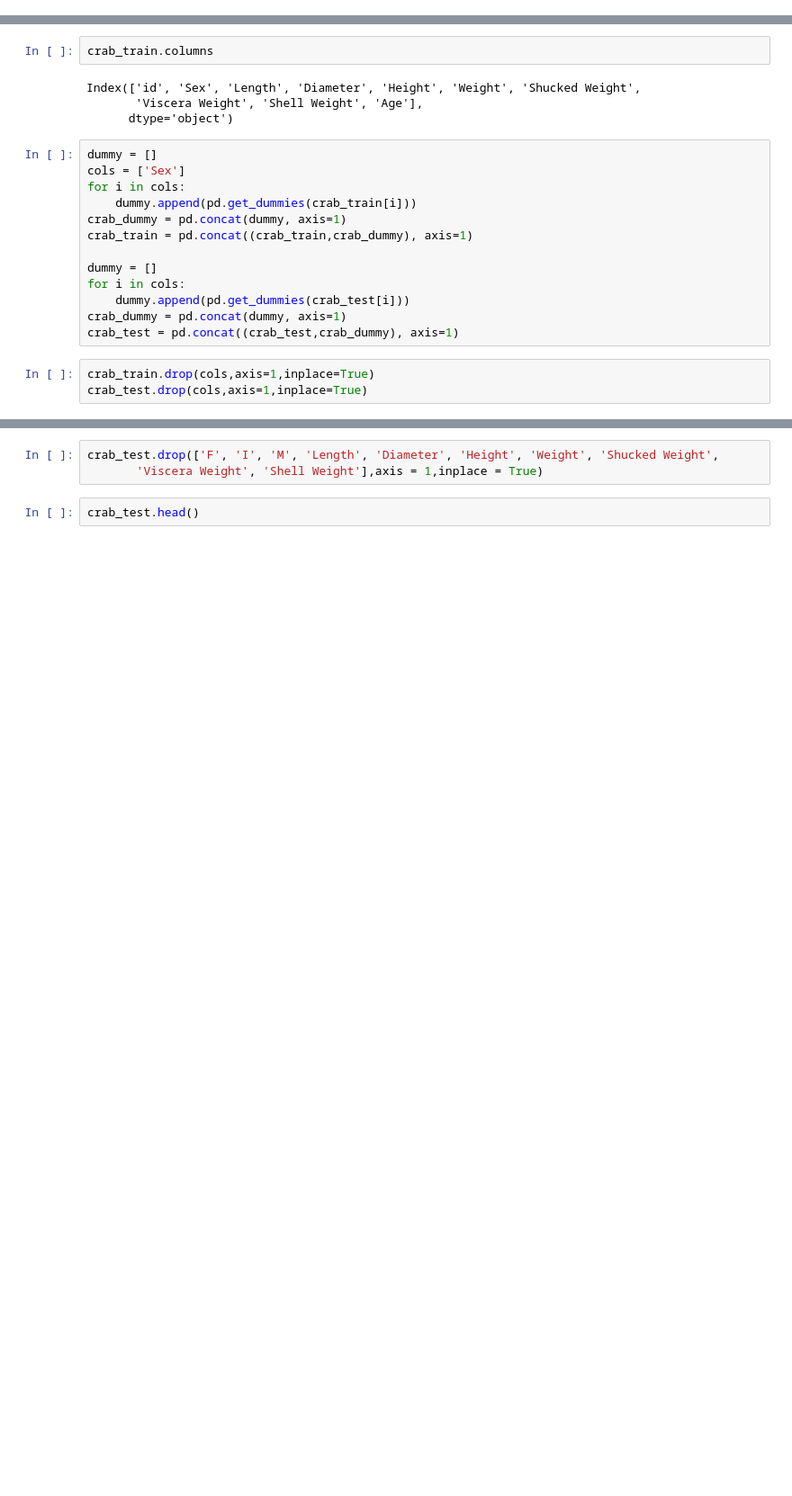
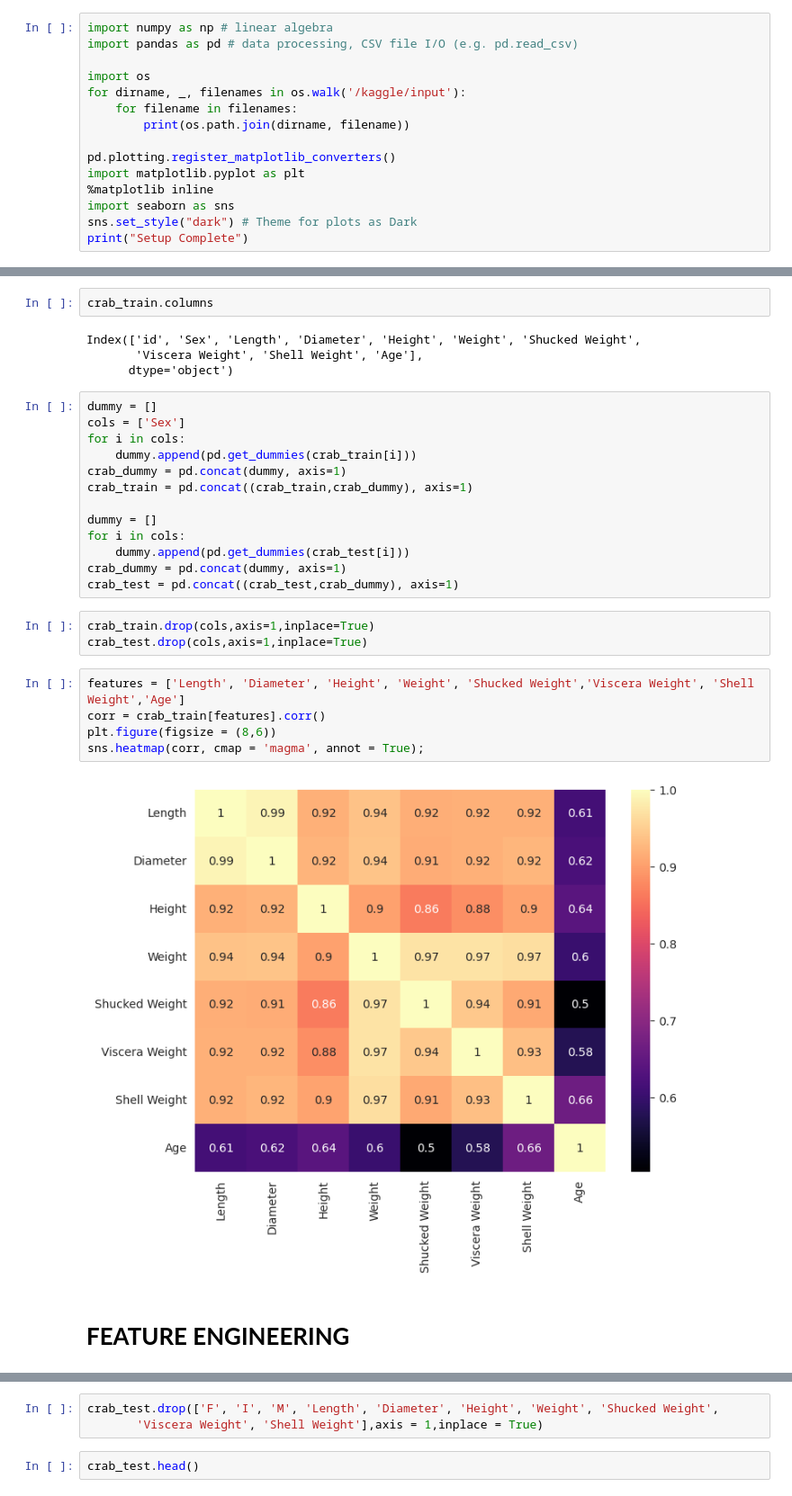
Before and after one commit to IqmanS/Machine-Learning-Notebooks, a Jupyter notebook: playground_series/crab_age/crab-age.ipynb, the cells around one changed output, grey strips where cells are left out. Shown at 90% size. Drawn from its saved outputs; the diff is of its cells as text; blank space fills up the shorter version.

Commit message:
Kaggle Notebook | Crab Age  | Version 3

```diff
--- a/playground_series/crab_age/crab-age.ipynb
+++ b/playground_series/crab_age/crab-age.ipynb
@@ -22,0 +1,15 @@ for dirname, _, filenames in os.walk('/kaggle/input'):
+# %%
+import numpy as np # linear algebra
+import pandas as pd # data processing, CSV file I/O (e.g. pd.read_csv)
+
+import os
+for dirname, _, filenames in os.walk('/kaggle/input'):
+    for filename in filenames:
+        print(os.path.join(dirname, filename))
+
+pd.plotting.register_matplotlib_converters()
+import matplotlib.pyplot as plt
+%matplotlib inline
+import seaborn as sns
+sns.set_style("dark") # Theme for plots as Dark
+print("Setup Complete")
@@ -84,3 +82,12 @@ crab_test = pd.concat((crab_test,crab_dummy), axis=1)
 # %%
 crab_train.drop(cols,axis=1,inplace=True)
 crab_test.drop(cols,axis=1,inplace=True)
+# %%
+features = ['Length', 'Diameter', 'Height', 'Weight', 'Shucked Weight','Viscera Weight', 'Shell Weight','Age']
+corr = crab_train[features].corr()
+plt.figure(figsize = (8,6))
+sns.heatmap(corr, cmap = 'magma', annot = True);
+# %% [output]
+[figure, added]
+# %% [markdown]
+# **FEATURE ENGINEERING**
```
Also changed, not shown: parts of 26 cells of this notebook.
